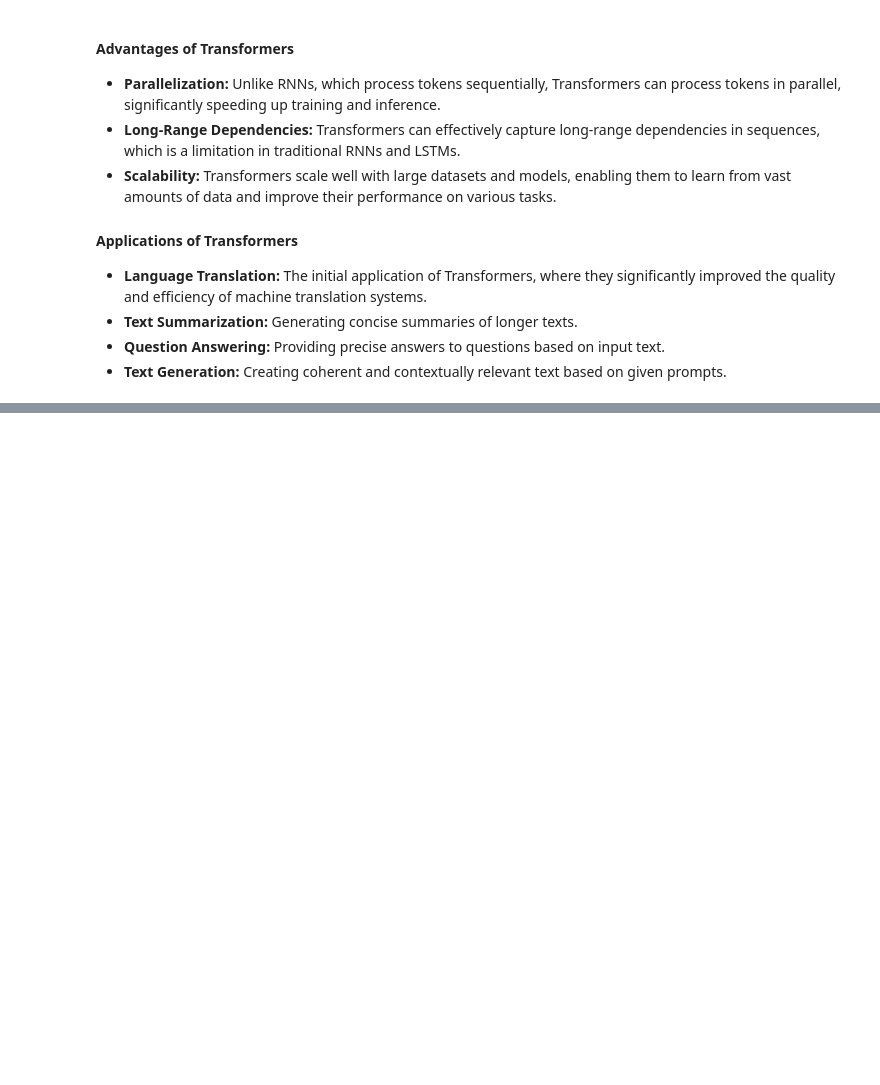
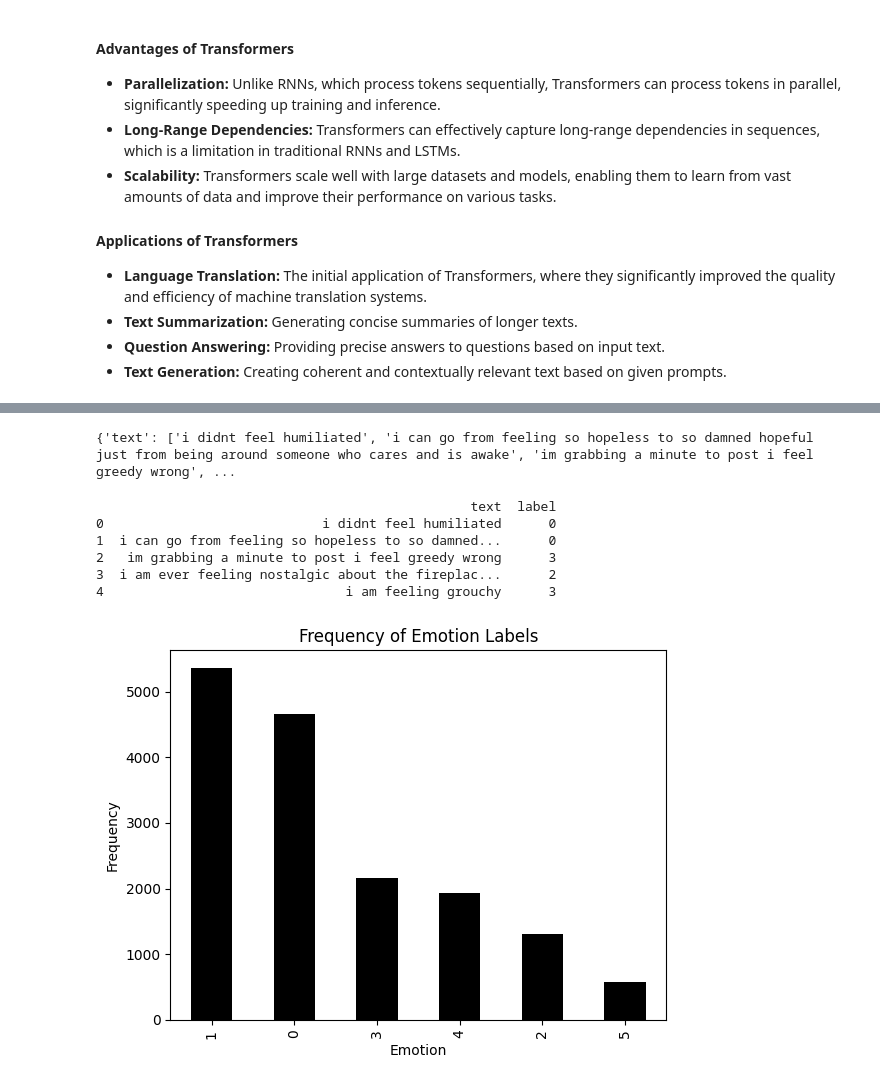
Before and after one commit to theaiacademy1/NLP-with-Transformer, a Jupyter notebook: NLPwithtransformer.ipynb, the cells around one changed output, grey strips where cells are left out. Cells and saved outputs as stored; diff of their text form; code cells hidden in the pictures; blank space fills up the shorter version.

```diff
--- a/NLPwithtransformer.ipynb
+++ b/NLPwithtransformer.ipynb
@@ -60,0 +383,7 @@ The original Transformer model consists of an encoder and a decoder.
+# %%
+#Load the dataset
+from datasets import load_dataset
+
+# Load the dataset
+emotions = load_dataset("emotion", trust_remote_code=True)
+print(emotions)
@@ -60,0 +410,32 @@ The original Transformer model consists of an encoder and a decoder.
+# %%
+# Display the first few examples from the training set
+print(emotions["train"][:5])
+# %% [output]
+{'text': ['i didnt feel humiliated', 'i can go from feeling so hopeless to so damned hopeful just from being around someone who cares and is awake', 'im grabbing a minute to post i feel greedy wrong', ...
+# %%
+#Convert the Dataset to Pandas DataFrame
+import pandas as pd
+
+# Convert to DataFrame
+emotions.set_format(type="pandas")
+df = emotions["train"][:]
+print(df.head())
+# %% [output]
+                                                text  label
+0                            i didnt feel humiliated      0
+1  i can go from feeling so hopeless to so damned...      0
+2   im grabbing a minute to post i feel greedy wrong      3
+3  i am ever feeling nostalgic about the fireplac...      2
+4                               i am feeling grouchy      3
+# %%
+#Visualize the data
+import matplotlib.pyplot as plt
+
+# Plot the distribution of emotion labels
+df["label"].value_counts().plot(kind='bar', color='black')
+plt.title("Frequency of Emotion Labels")
+plt.xlabel("Emotion")
+plt.ylabel("Frequency")
+plt.show()
+# %% [output]
+[figure, added]
```
Also changed, not shown: parts of 63 cells of this notebook.
